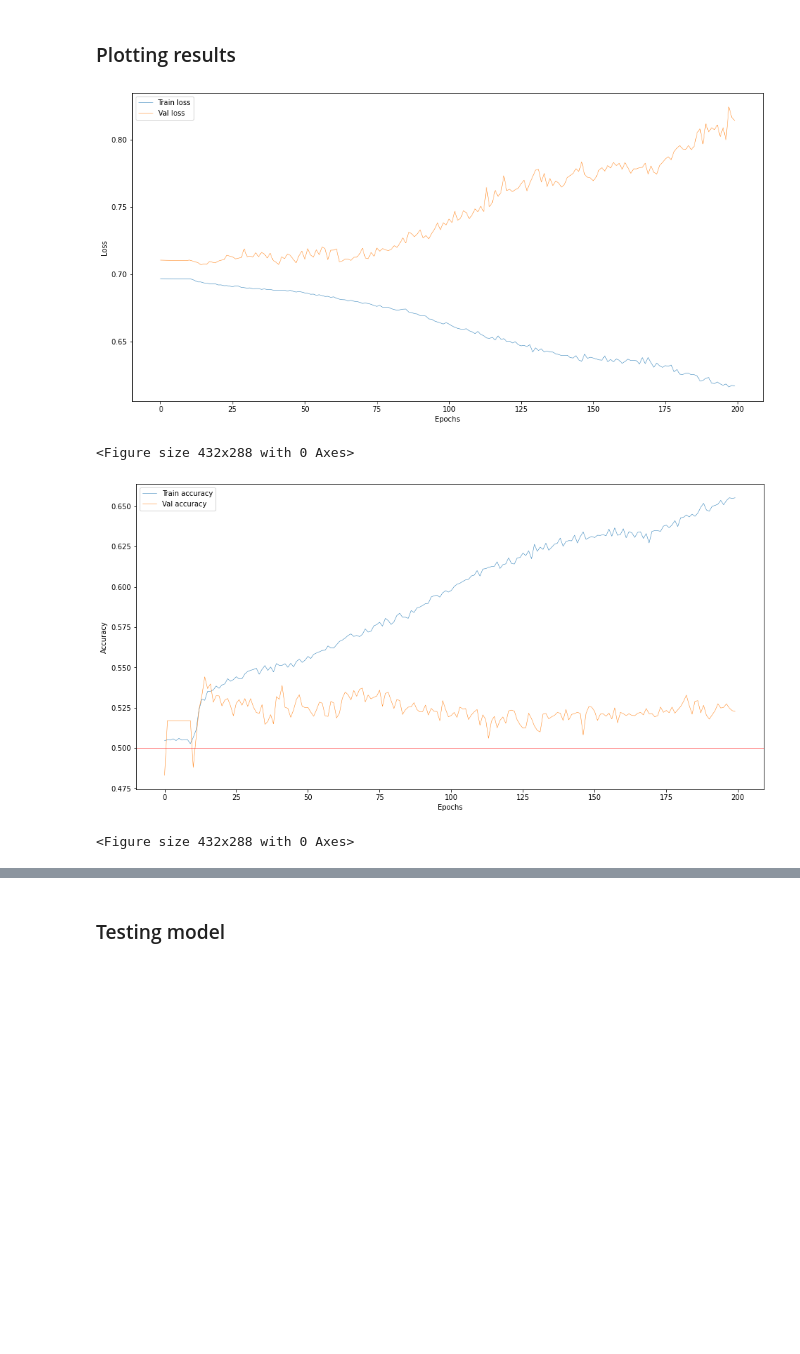
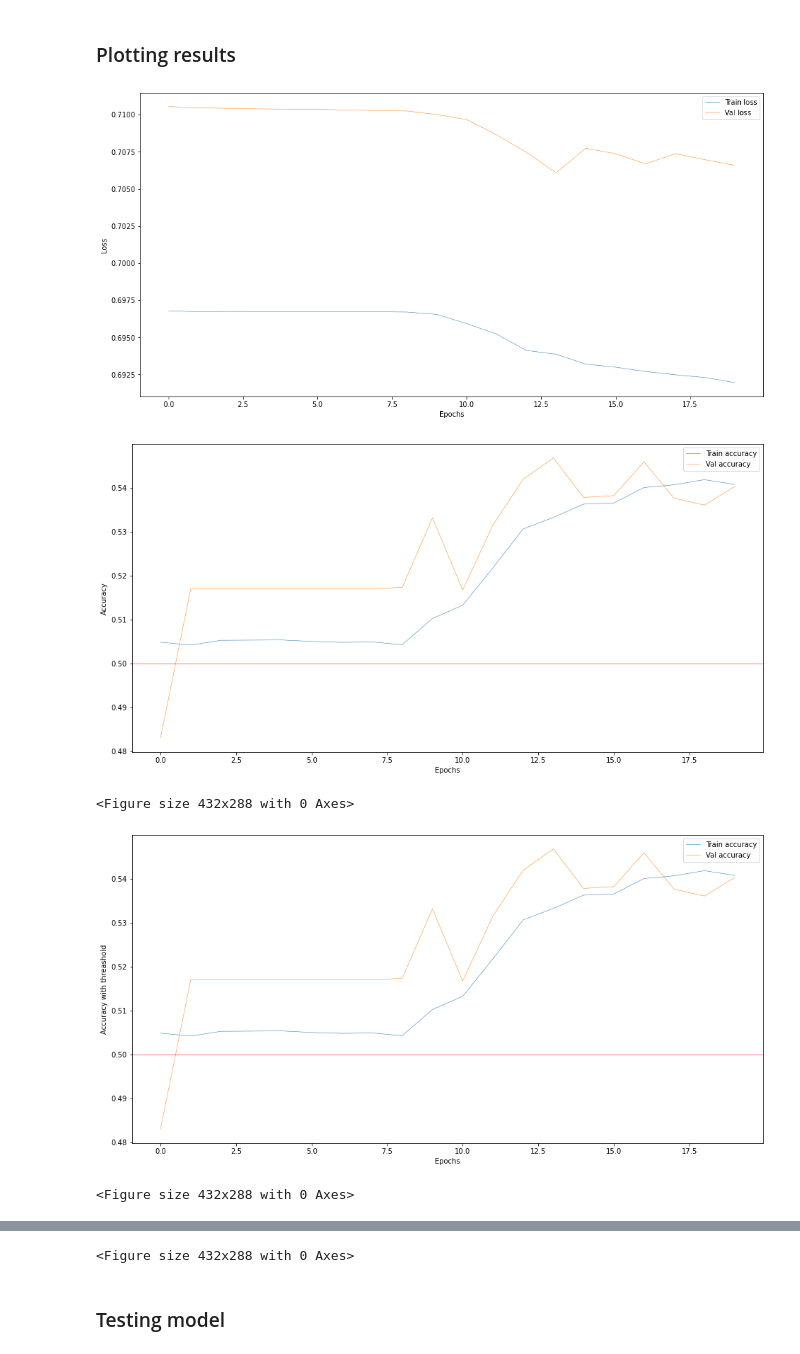
Before and after one commit to nicolasbuchwalder/IngSim2021, a Jupyter notebook: MLtrainer.ipynb, the cells around one changed output, grey strips where cells are left out. Drawn from its saved outputs; the diff is of its cells as text; code cells hidden in the pictures; blank space fills up the shorter version.

Commit message:
add accuracy with threashold to MLtrainer

```diff
--- a/MLtrainer.ipynb
+++ b/MLtrainer.ipynb
@@ -73,7 +75,13 @@ def initialize(raw_sentiment, raw_prices, time_int,rsi_window):
         # lowest value (getting min in interval)
         # close value (getting closing value of last element)
         # volume (summing all volume exchanged in interval)
-    bitcoin_data = raw_prices.groupby(pd.Grouper(key='time',freq=f"{time_int}")).agg({"open": "first","high":"max","low":"min", "close": "last", "volume": "sum"})
+    bitcoin_data = raw_prices.groupby(pd.Grouper(key='time',freq=f"{time_int}")).agg({
+        "open": "first",
+        "high":"max",
+        "low":"min",
+        "close": "last",
+        "volume": "sum"
+    })
 
     # calculating rsi index
     bitcoin_data['rsi'] = ta.momentum.RSIIndicator(close=bitcoin_data.close, window=rsi_window).rsi()
@@ -225,7 +233,12 @@ class LSTMClassifier(nn.Module):
         self.droput = dropout
 
         # creating the LSTM cell of specified dimensions and characteristics
-        self.lstm = nn.LSTM(input_size=self.input_size,hidden_size=self.hidden_size,num_layers=num_layers,batch_first=True,dropout=0.2)
+        self.lstm = nn.LSTM(
+            input_size=self.input_size,
+            hidden_size=self.hidden_size,
+            num_layers=num_layers,
+            batch_first=True,
+            dropout=0.2)
 
         # dimension reduction: we want the hidden state to be reducted to single output
         self.linear = nn.Linear(in_features=hidden_size, out_features=1)
@@ -448,16 +592,15 @@ with open(os.path.join(sys.path[0],'data/parameters.json')) as fp:
 TIME_INT = parameters['TIME_INT'] # time interval
 RSI_WINDOW = int(parameters['RSI_WINDOW']) # time window for RSI calulcations
 
-
 NUM_FEATURES = 6 # number of features
 
 VAL_PROP = 0.15 # proportion of the data that will be in the validation set
 TEST_PROP = 0.15 # proportion of the data that will be in the validation set
 
 SEQUENCE_SIZE = 60 # number of elements to be in sequence
-BATCH_SIZE = 256 # batch size for faster computation of ML modle
+BATCH_SIZE = 256 # batch size for faster computation of ML model
 
-NUM_EPOCHS = 200 #number of epochs
+NUM_EPOCHS = 20 #number of epochs
 
 LEARNING_RATE = 0.001 # step used for optimization
 HIDDEN_SIZE = 50 # number of
@@ -495,6 +638,6 @@ train_dataloader, val_dataloader, test_dataloader = df2loader(df,val_proportion=
 # %% [markdown]
 ### Launching model training
 # %%
-hist_data = launchML(train_dataloader=train_dataloader,val_dataloader=val_dataloader, input_size=NUM_FEATURES, hidden_size=HIDDEN_SIZE,num_layers=NUM_LAYERS,dropout=DROPOUT, sequence_size=SEQUENCE_SIZE,learning_rate=LEARNING_RATE, num_epochs=NUM_EPOCHS)
+hist_data = launchML(train_dataloader=train_dataloader,val_dataloader=val_dataloader, input_size=NUM_FEATURES, hidden_size=HIDDEN_SIZE,num_layers=NUM_LAYERS,dropout=DROPOUT, sequence_size=SEQUENCE_SIZE,learning_rate=LEARNING_RATE, num_epochs=NUM_EPOCHS,threashold_value=THREASHOLD_VALUE)
 # %% [output]
 Epoch: 0
@@ -517,9 +660,10 @@ Val loss: 0.795602060854435     Val accuracy:0.5257304368949518
 # %% [markdown]
 ### Plotting results
 # %%
-results(hist_data[0],hist_data[1],hist_data[2],hist_data[3])
+results(hist_data[0],hist_data[1],hist_data[2],hist_data[3],hist_data[4],hist_data[5],hist_data[6],hist_data[7])
 # %% [output]
-[figure, old version]
+[figure, new version]
+[figure, new version]
 <Figure size 432x288 with 0 Axes>
-[figure, old version]
+[figure, added]
 <Figure size 432x288 with 0 Axes>
@@ -526,3 +671,4 @@ results(hist_data[0],hist_data[1],hist_data[2],hist_data[3])
+<Figure size 432x288 with 0 Axes>
 # %% [markdown]
 ### Testing model
 # %%
```
Also changed, not shown: parts of 8 cells of this notebook, 26 other files.
